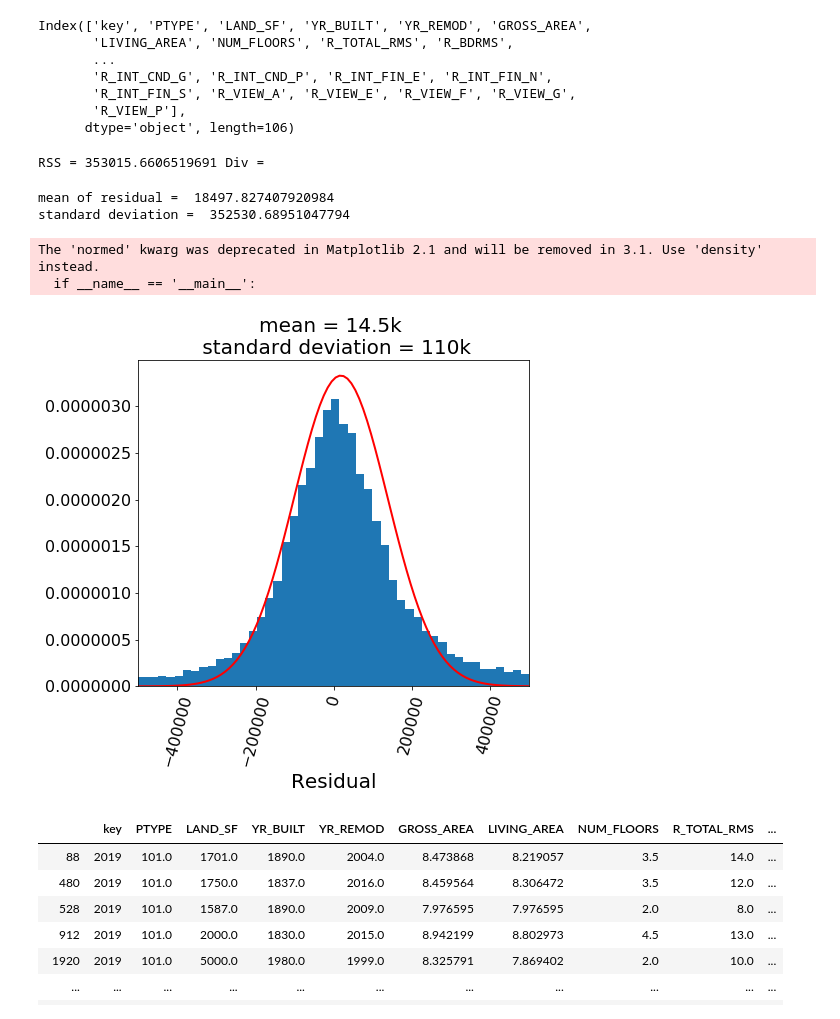
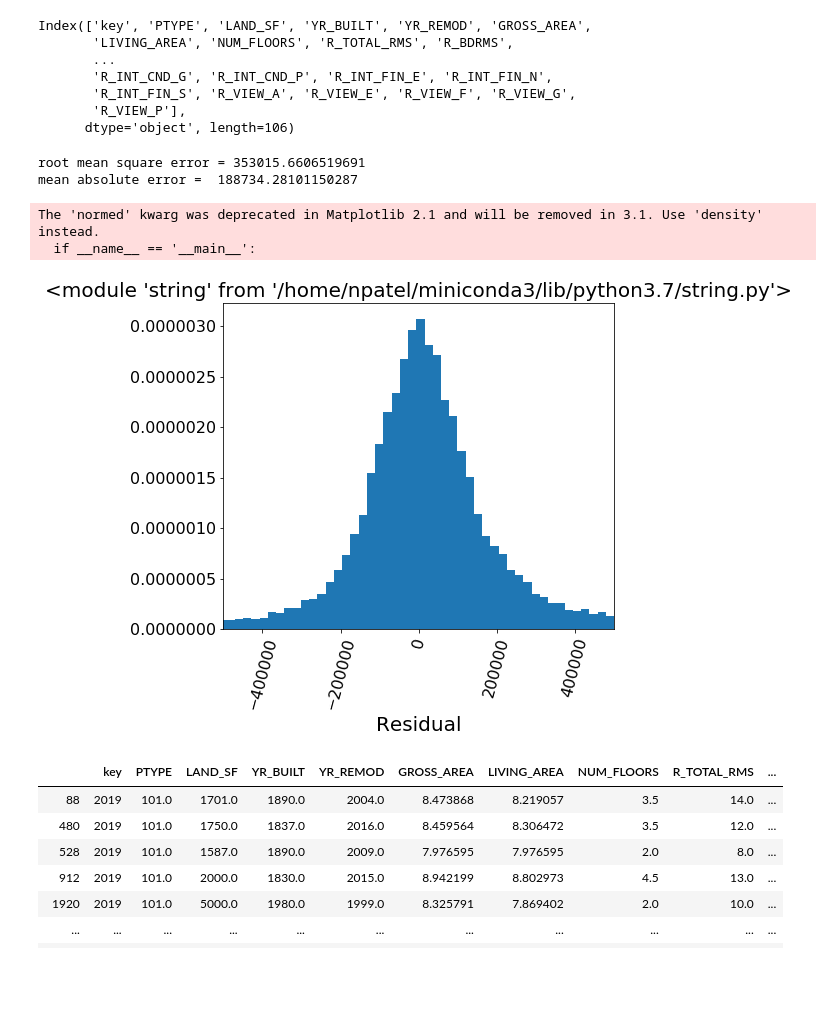
Before and after one commit to npatel37/quikflip, a Jupyter notebook: flaskexample/Model/Model.ipynb, the cells around one changed output. Saved outputs shown, nothing was run; the diff lists cells and outputs as text; code cells hidden in the pictures; blank space fills up the shorter version.

```diff
--- a/flaskexample/Model/Model.ipynb
+++ b/flaskexample/Model/Model.ipynb
@@ -273,2 +167,13 @@ X_train
+# %%
+# keeping all the 2019 data into test-set
+data19 = data[data["key"]==2019]
+data18 = data[data["key"]!=2019]
+
+# 80/20 test train split on 2010-2018 data.
+X_train, X_test, Y_train, Y_test = train_test_split(data18[all_features], data18[target_feature], test_size=0.2, random_state=1)
+
+# append 2019 test data into X_test and Y_test
+X_test = X_test.append(data19[all_features]);
+Y_test = Y_test.append(data19[target_feature]);
 # %% [markdown]
 # ElasticNet
@@ -419,44 +302,41 @@ RSS = (ndata["Residual"]**2).sum()/len(ndata)
-# %%
-print("RSS =", np.sqrt(RSS), "Div = ")
-# %% [output]
-RSS = 353015.6606519691 Div =
-# %%
-print("mean of residual = ", ndata["Residual"].mean())
-print("standard deviation = ", ndata["Residual"].values.std())
-# %% [output]
-mean of residual =  18497.827407920984
-standard deviation =  352530.68951047794
+# %%
+ndata["Residual"] = np.exp(ndata["MARKET_VALUE"]) - np.exp(ElasticNetCVModel2.predict(ndata[all_features]))
+RSS = (ndata["Residual"]**2).sum()/len(ndata)
+print("root mean square error =", np.sqrt(RSS))
+print("mean absolute error = ", np.abs(ndata["Residual"]).mean())
+#print("standard deviation = ", np.abs(ndata["Residual"].values).std())
+# %% [output]
+root mean square error = 353015.6606519691
+mean absolute error =  188734.28101150287
 # %%
-
-
 from scipy.stats import norm
 xmin=-500000
 xmax=500000
 sigma_scale=0.34
 mean=ndata["Residual"].mean()
 std = ndata["Residual"].std()
 
 fig = plt.figure(figsize=(7,6))
 plt.hist(ndata["Residual"],bins=400, normed=True);
-x = np.linspace(xmin, xmax, 100)
-y = norm.pdf(x, mean, std*sigma_scale)
-plt.plot(x, y,color="red",lw=2)
+#x = np.linspace(xmin, xmax, 100)
+#y = norm.pdf(x, mean, std*sigma_scale)
+#plt.plot(x, y,color="red",lw=2)
 
-string = "mean = 14.5k \n standard deviation = 110k";
+#string = "mean = 14.5k \n standard deviation = 110k";
 plt.title(string,size=20)
 plt.xticks(size=16)
 plt.yticks(size=16)
 plt.xlabel("Residual",size=20)
 #plt.ylabel("zestimate - log(market value)",size=16)
 
 plt.xlim(left=-0.5e6,right=0.5e6)
 plt.xticks(rotation=75)
 plt.savefig("Model2_Residual.png",bbox_inches="tight",dpi=300)
 plt.show()
 # %% [output]
 The 'normed' kwarg was deprecated in Matplotlib 2.1 and will be removed in 3.1. Use 'density' instead.
   if __name__ == '__main__':
-[figure, old version]
+[figure, new version]
 # %%
 recommend = ndata[(ndata["Residual"]<-115000) & (ndata["Residual"]>-400000)]
 # %%
```
Also changed, not shown: parts of 71 cells of this notebook.
